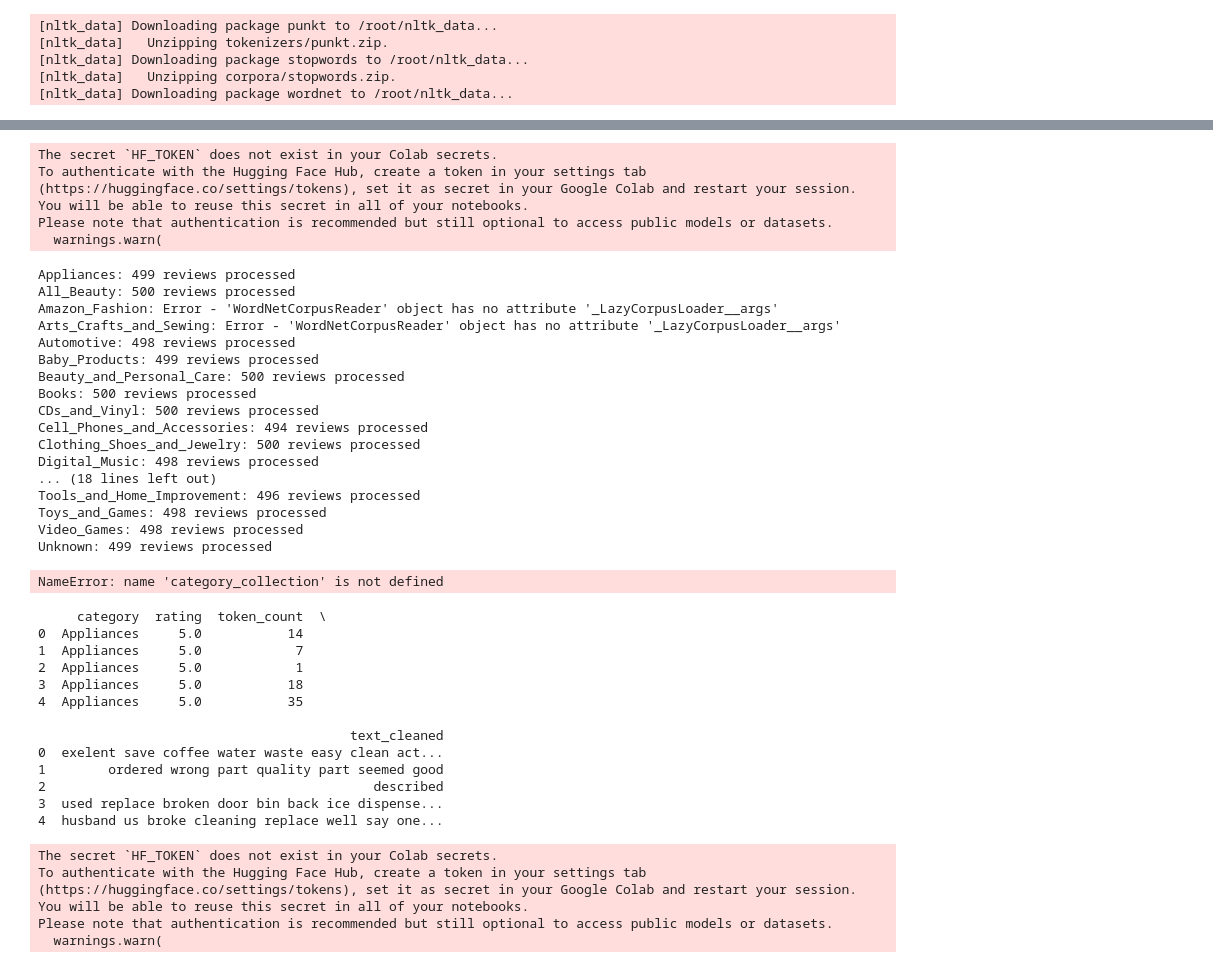
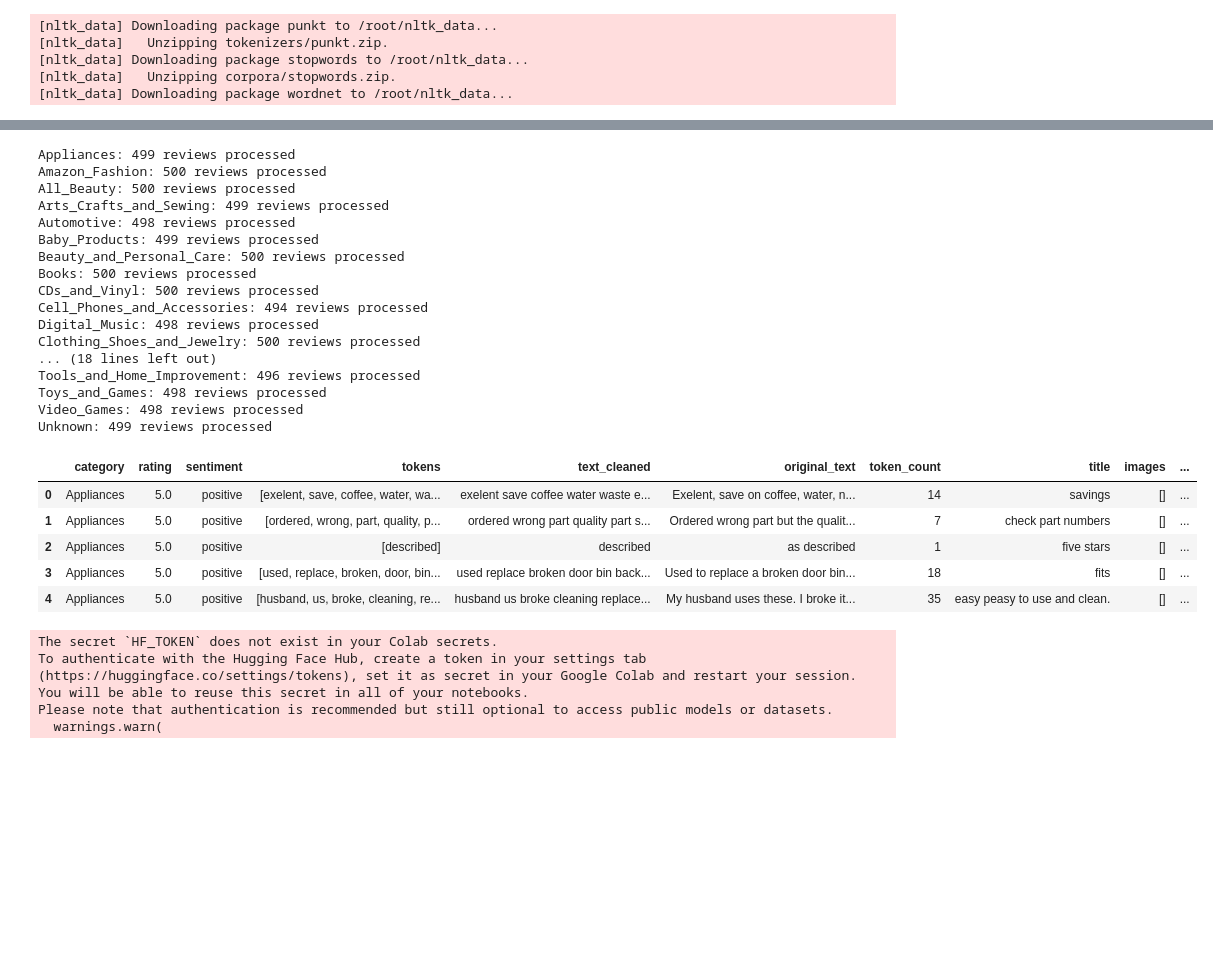
Before and after one commit to yifeica0/ECS171-Group8, a Jupyter notebook: ECS171_Preprocessing.ipynb, the cells around one changed output, grey strips where cells are left out. Saved outputs shown, nothing was run; the diff lists cells and outputs as text; code cells hidden in the pictures; blank space fills up the shorter version.

Commit message:
added sentimental classification column

```diff
--- a/ECS171_Preprocessing.ipynb
+++ b/ECS171_Preprocessing.ipynb
@@ -148,11 +148,17 @@ def process_category(category, sample_size=500, reservoir_size=5000):
             tokens = clean_text(row['text'])
             title = row['title'].lower().strip()
             time = datetime.fromtimestamp(row['timestamp']/ 1000)
+
+            # sentimental categorization
+            rat_bins = [1,3,4, float('inf')]
+            rat_labels = ['negative', 'neutral', 'positive']
+
             if tokens:
                 processed_data.append({
                     'category': category,
                     'tokens': tokens,
                     'rating': row['rating'],
+                    'sentiment':pd.cut([row['rating']], bins=rat_bins, labels=rat_labels, right=False)[0],
                     'original_text': row['text'],
                     'title': title,
                     'images': row['images'],
@@ -187,28 +193,23 @@ with ThreadPoolExecutor(max_workers=4) as executor:
         cat, data_list = future.result()
         category_collection[cat] = data_list
 # %% [output]
-The secret `HF_TOKEN` does not exist in your Colab secrets.
-To authenticate with the Hugging Face Hub, create a token in your settings tab (https://huggingface.co/settings/tokens), set it as secret in your Google Colab and restart your session.
-You will be able to reuse this secret in all of your notebooks.
-Please note that authentication is recommended but still optional to access public models or datasets.
-  warnings.warn(
+Appliances: 499 reviews processed
+Amazon_Fashion: 500 reviews processed
+All_Beauty: 500 reviews processed
+Arts_Crafts_and_Sewing: 499 reviews processed
+Automotive: 498 reviews processed
+Baby_Products: 499 reviews processed
+Beauty_and_Personal_Care: 500 reviews processed
+Books: 500 reviews processed
+CDs_and_Vinyl: 500 reviews processed
+Cell_Phones_and_Accessories: 494 reviews processed
+Digital_Music: 498 reviews processed
+Clothing_Shoes_and_Jewelry: 500 reviews processed
+... (18 lines left out)
+Tools_and_Home_Improvement: 496 reviews processed
+Toys_and_Games: 498 reviews processed
+Video_Games: 498 reviews processed
+Unknown: 499 reviews processed
-Appliances: 499 reviews processed
-All_Beauty: 500 reviews processed
-Amazon_Fashion: Error - 'WordNetCorpusReader' object has no attribute '_LazyCorpusLoader__args'
-Arts_Crafts_and_Sewing: Error - 'WordNetCorpusReader' object has no attribute '_LazyCorpusLoader__args'
-Automotive: 498 reviews processed
-Baby_Products: 499 reviews processed
-Beauty_and_Personal_Care: 500 reviews processed
-Books: 500 reviews processed
-CDs_and_Vinyl: 500 reviews processed
-Cell_Phones_and_Accessories: 494 reviews processed
-Clothing_Shoes_and_Jewelry: 500 reviews processed
-Digital_Music: 498 reviews processed
-... (18 lines left out)
-Tools_and_Home_Improvement: 496 reviews processed
-Toys_and_Games: 498 reviews processed
-Video_Games: 498 reviews processed
-Unknown: 499 reviews processed
 # %%
 final_list = []
 for cat, items in category_collection.items():
@@ -216,6 +217,7 @@ for cat, items in category_collection.items():
         final_list.append({
             'category': item['category'],
             'rating': item['rating'],
+            'sentiment': item['sentiment'],
             'tokens': item['tokens'],
             'text_cleaned': ' '.join(item['tokens']),
             'original_text': item['original_text'],
@@ -231,24 +233,15 @@ for cat, items in category_collection.items():
         })
 
 df = pd.DataFrame(final_list)
-# %% [output]
-NameError: name 'category_collection' is not defined
-# %%
-print(df[['category', 'rating', 'token_count', 'text_cleaned']].head())
-# %% [output]
-     category  rating  token_count  \
-0  Appliances     5.0           14
-1  Appliances     5.0            7
-2  Appliances     5.0            1
-3  Appliances     5.0           18
-4  Appliances     5.0           35
-
-                                        text_cleaned
-0  exelent save coffee water waste easy clean act...
-1        ordered wrong part quality part seemed good
-2                                          described
-3  used replace broken door bin back ice dispense...
-4  husband us broke cleaning replace well say one...
+# %%
+df.head()
+# %% [output]
+|  | category | rating | sentiment | tokens | text_cleaned | original_text | token_count | title | images | ... |
+| 0 | Appliances | 5.0 | positive | [exelent, save, coffee, water, wa... | exelent save coffee water waste e... | Exelent, save on coffee, water, n... | 14 | savings | [] | ... |
+| 1 | Appliances | 5.0 | positive | [ordered, wrong, part, quality, p... | ordered wrong part quality part s... | Ordered wrong part but the qualit... | 7 | check part numbers | [] | ... |
+| 2 | Appliances | 5.0 | positive | [described] | described | as described | 1 | five stars | [] | ... |
+| 3 | Appliances | 5.0 | positive | [used, replace, broken, door, bin... | used replace broken door bin back... | Used to replace a broken door bin... | 18 | fits | [] | ... |
+| 4 | Appliances | 5.0 | positive | [husband, us, broke, cleaning, re... | husband us broke cleaning replace... | My husband uses these. I broke it... | 35 | easy peasy to use and clean. | [] | ... |
 # %%
 df.to_parquet('amazon_user_reviews.parquet', index=False)
 # %%
```
Also changed, not shown: parts of 1 cell of this notebook.
